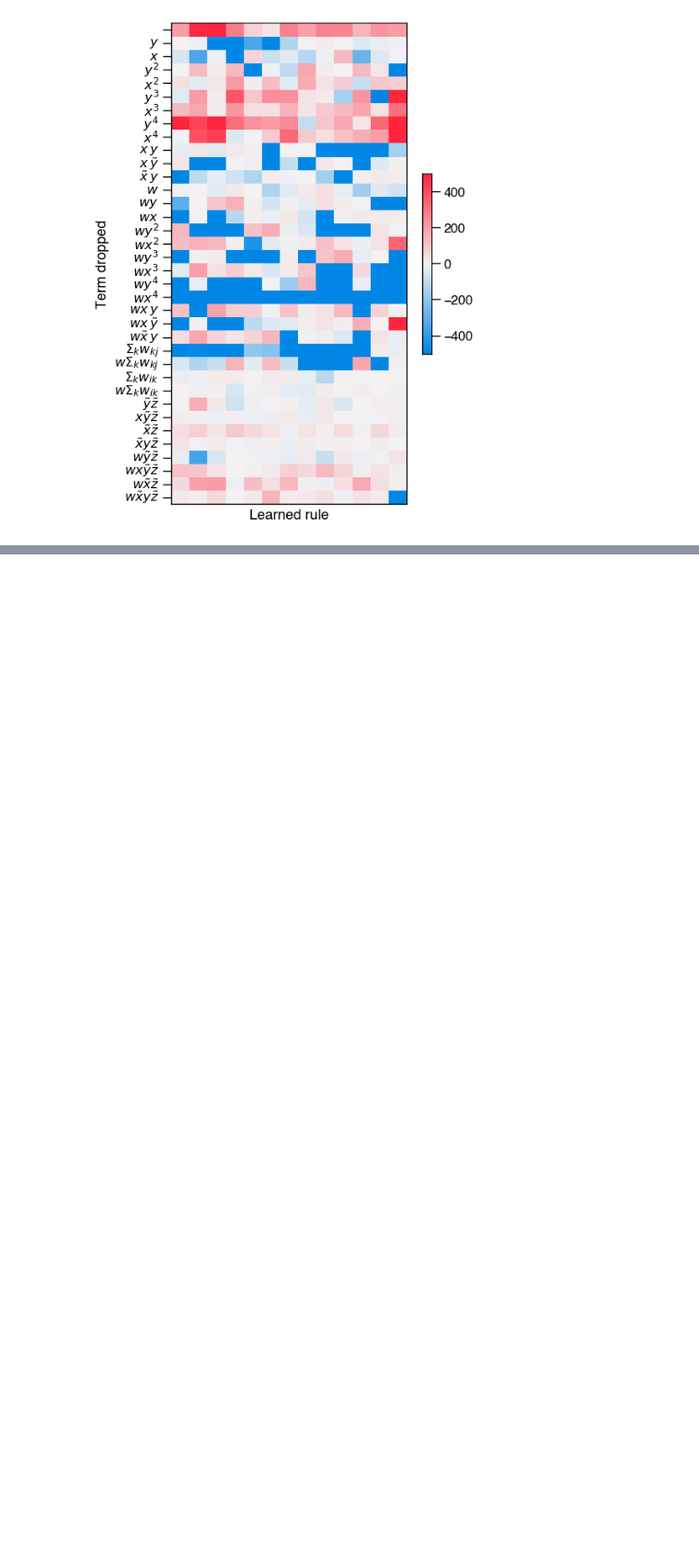
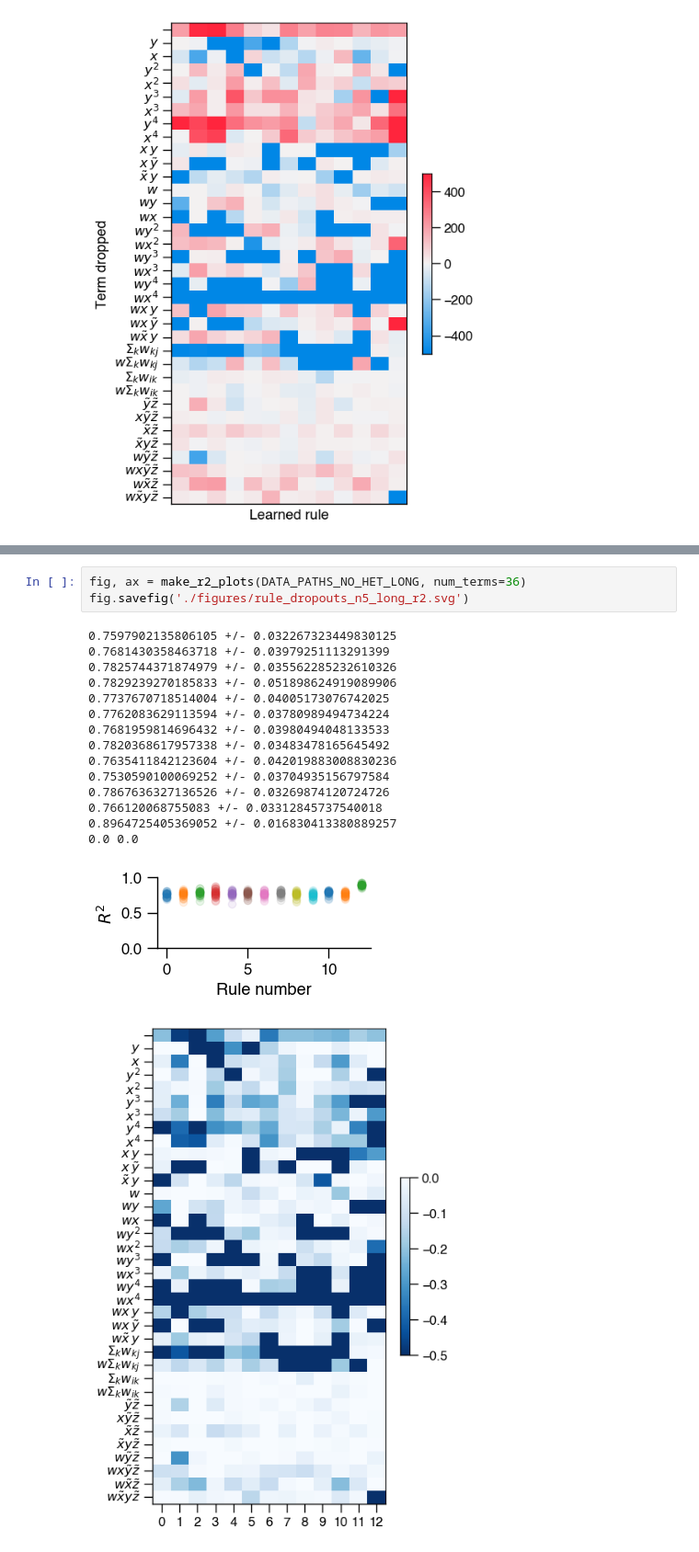
Before and after one commit to davidgbe/automated_plasticity_discovery, a Jupyter notebook: rule_dropouts_bulk_analysis.ipynb, the cells around one changed output, grey strips where cells are left out. Shown at 92% size. Cells and saved outputs as stored; diff of their text form; blank space fills up the shorter version.

```diff
--- a/rule_dropouts_bulk_analysis.ipynb
+++ b/rule_dropouts_bulk_analysis.ipynb
@@ -303,0 +426,20 @@ fig.savefig('./figures/rule_dropouts_n5_long.svg')
+# %%
+fig, ax = make_r2_plots(DATA_PATHS_NO_HET_LONG, num_terms=36)
+fig.savefig('./figures/rule_dropouts_n5_long_r2.svg')
+# %% [output]
+0.7597902135806105 +/- 0.032267323449830125
+0.7681430358463718 +/- 0.03979251113291399
+0.7825744371874979 +/- 0.035562285232610326
+0.7829239270185833 +/- 0.051898624919089906
+0.7737670718514004 +/- 0.04005173076742025
+0.7762083629113594 +/- 0.03780989494734224
+0.7681959814696432 +/- 0.03980494048133533
+0.7820368617957338 +/- 0.03483478165645492
+0.7635411842123604 +/- 0.042019883008830236
+0.7530590100069252 +/- 0.03704935156797584
+0.7867636327136526 +/- 0.03269874120724726
+0.766120068755083 +/- 0.03312845737540018
+0.8964725405369052 +/- 0.016830413380889257
+0.0 0.0
+[figure, added]
+[figure, added]
```
Also changed, not shown: parts of 4 cells of this notebook, 2 other files.
